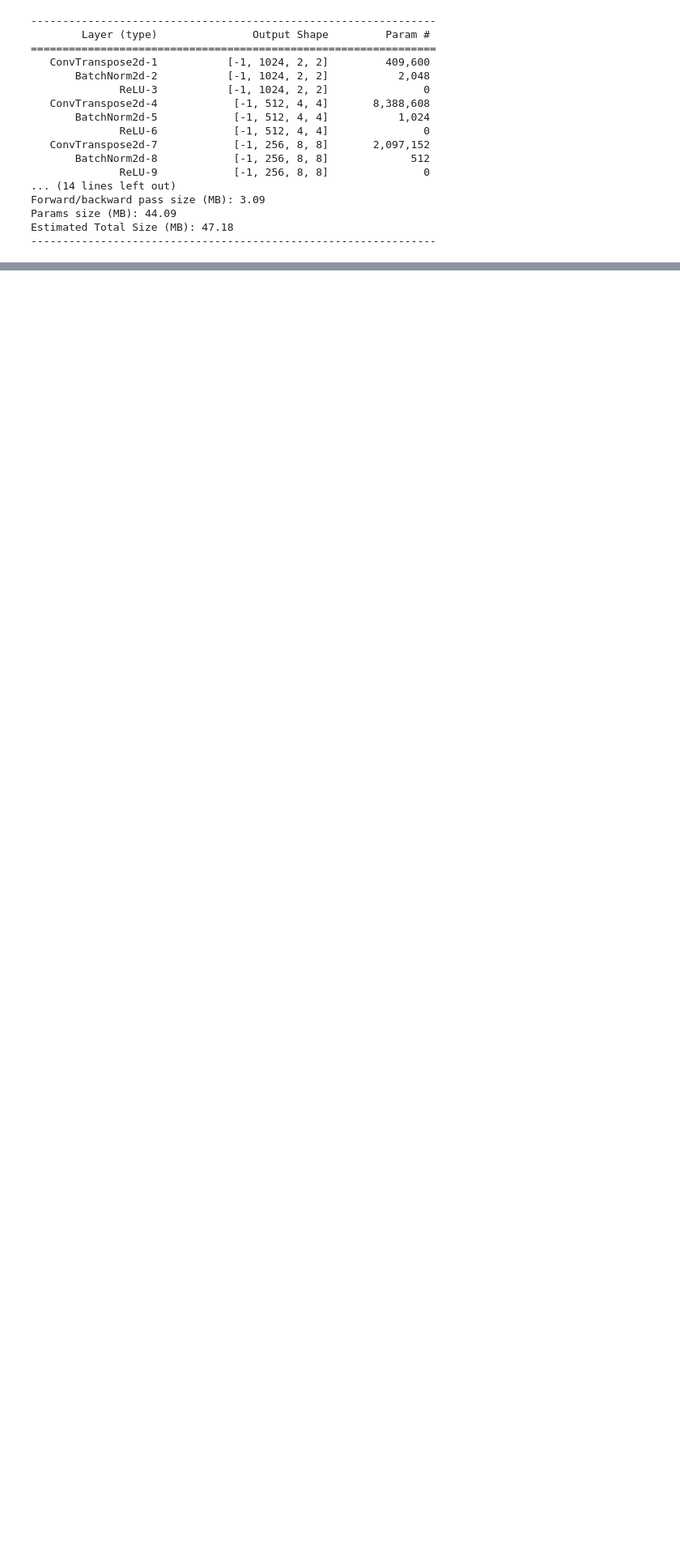
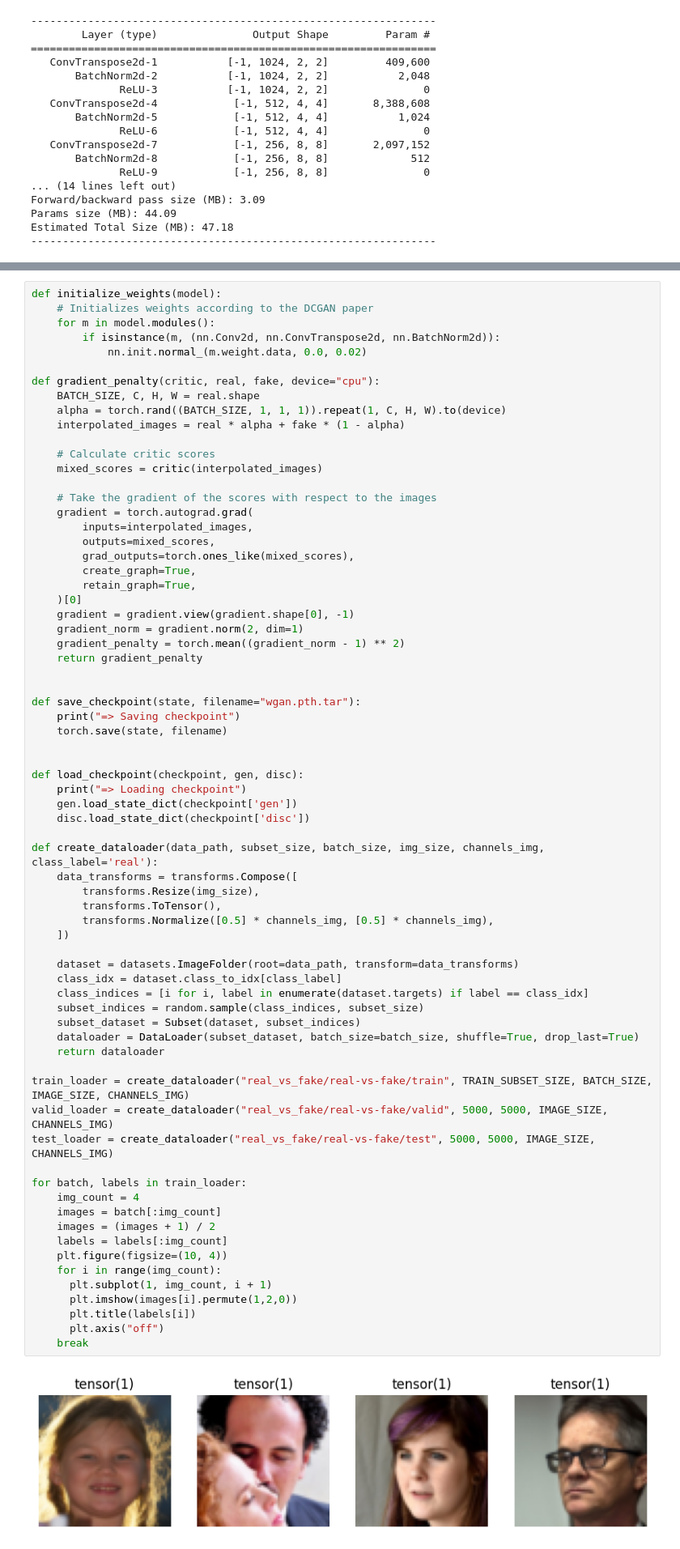
Before and after one commit to sanyamjain0315/generated-image-detection, a Jupyter notebook: WGAN.ipynb, the cells around one changed output, grey strips where cells are left out. Shown at 81% size. Drawn from its saved outputs; the diff is of its cells as text; blank space fills up the shorter version.

```diff
--- a/WGAN.ipynb
+++ b/WGAN.ipynb
@@ -167,2 +186,74 @@ Estimated Total Size (MB): 47.18
+# %%
+def initialize_weights(model):
+    # Initializes weights according to the DCGAN paper
+    for m in model.modules():
+        if isinstance(m, (nn.Conv2d, nn.ConvTranspose2d, nn.BatchNorm2d)):
+            nn.init.normal_(m.weight.data, 0.0, 0.02)
+
+def gradient_penalty(critic, real, fake, device="cpu"):
+    BATCH_SIZE, C, H, W = real.shape
+    alpha = torch.rand((BATCH_SIZE, 1, 1, 1)).repeat(1, C, H, W).to(device)
+    interpolated_images = real * alpha + fake * (1 - alpha)
+
+    # Calculate critic scores
+    mixed_scores = critic(interpolated_images)
+
+    # Take the gradient of the scores with respect to the images
+    gradient = torch.autograd.grad(
+        inputs=interpolated_images,
+        outputs=mixed_scores,
+        grad_outputs=torch.ones_like(mixed_scores),
+        create_graph=True,
+        retain_graph=True,
+    )[0]
+    gradient = gradient.view(gradient.shape[0], -1)
+    gradient_norm = gradient.norm(2, dim=1)
+    gradient_penalty = torch.mean((gradient_norm - 1) ** 2)
+    return gradient_penalty
+
+
+def save_checkpoint(state, filename="wgan.pth.tar"):
+    print("=> Saving checkpoint")
+    torch.save(state, filename)
+
+
+def load_checkpoint(checkpoint, gen, disc):
+    print("=> Loading checkpoint")
+    gen.load_state_dict(checkpoint['gen'])
+    disc.load_state_dict(checkpoint['disc'])
+
+def create_dataloader(data_path, subset_size, batch_size, img_size, channels_img, class_label='real'):
+    data_transforms = transforms.Compose([
+        transforms.Resize(img_size),
+        transforms.ToTensor(),
+        transforms.Normalize([0.5] * channels_img, [0.5] * channels_img),
+    ])
+
+    dataset = datasets.ImageFolder(root=data_path, transform=data_transforms)
+    class_idx = dataset.class_to_idx[class_label]
+    class_indices = [i for i, label in enumerate(dataset.targets) if label == class_idx]
+    subset_indices = random.sample(class_indices, subset_size)
+    subset_dataset = Subset(dataset, subset_indices)
+    dataloader = DataLoader(subset_dataset, batch_size=batch_size, shuffle=True, drop_last=True)
+    return dataloader
+
+train_loader = create_dataloader("real_vs_fake/real-vs-fake/train", TRAIN_SUBSET_SIZE, BATCH_SIZE, IMAGE_SIZE, CHANNELS_IMG)
+valid_loader = create_dataloader("real_vs_fake/real-vs-fake/valid", 5000, 5000, IMAGE_SIZE, CHANNELS_IMG)
+test_loader = create_dataloader("real_vs_fake/real-vs-fake/test", 5000, 5000, IMAGE_SIZE, CHANNELS_IMG)
+
+for batch, labels in train_loader:
+    img_count = 4
+    images = batch[:img_count]
+    images = (images + 1) / 2
+    labels = labels[:img_count]
+    plt.figure(figsize=(10, 4))
+    for i in range(img_count):
+      plt.subplot(1, img_count, i + 1)
+      plt.imshow(images[i].permute(1,2,0))
+      plt.title(labels[i])
+      plt.axis("off")
+    break
+# %% [output]
+[figure, added]
 # %% [markdown]
 ## Training
```
Also changed, not shown: parts of 40 cells of this notebook, 8 other files.
